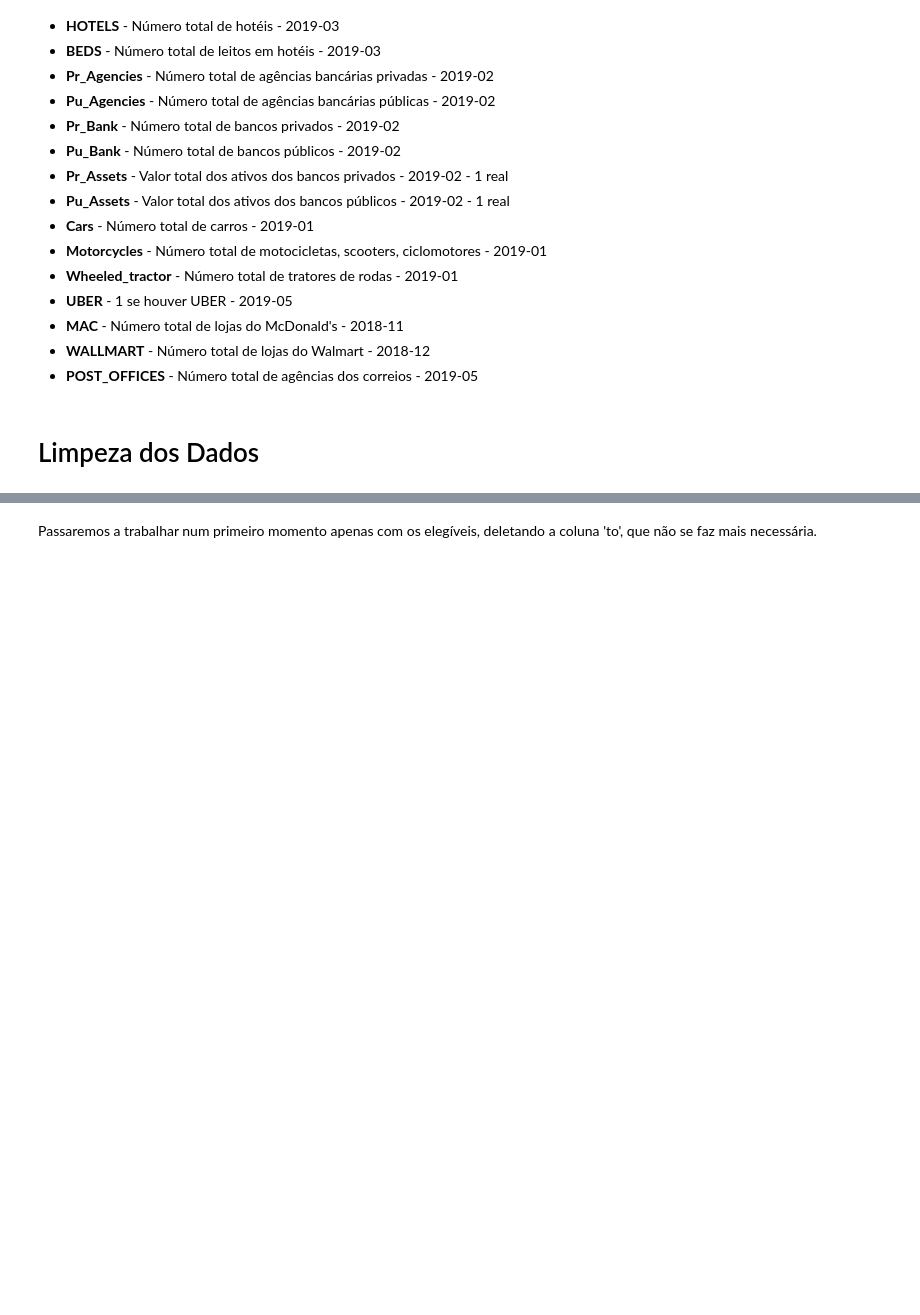
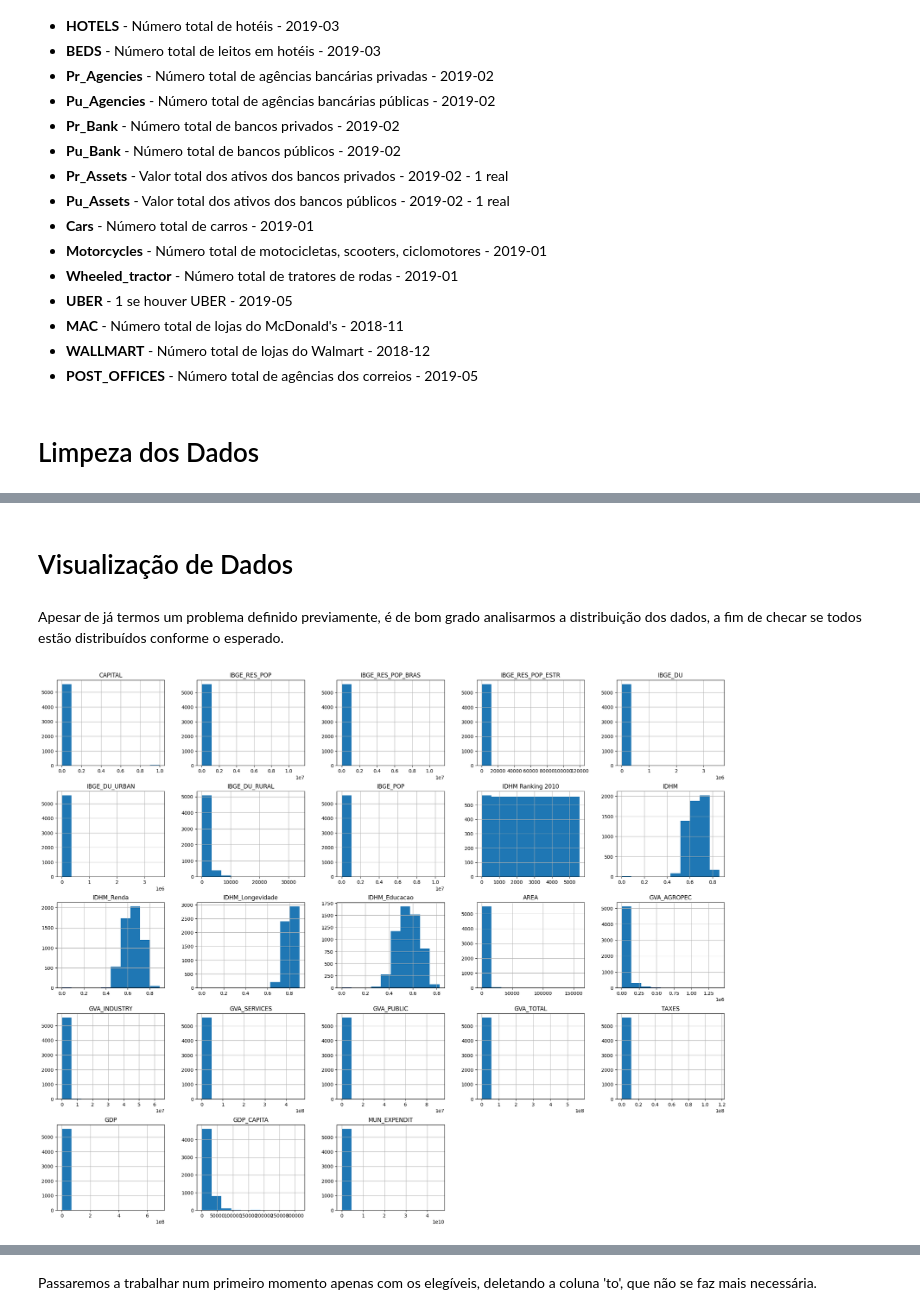
Before and after one commit to bernardosnap/MVP---Sprint-An-lise-de-Dados-e-Boas-Pr-ticas, a Jupyter notebook: Análise_de_Dados_Cidades_Brasileiras.ipynb, the cells around one changed output, grey strips where cells are left out. Cells and saved outputs as stored; diff of their text form; code cells hidden in the pictures; blank space fills up the shorter version.

```diff
--- a/Análise_de_Dados_Cidades_Brasileiras.ipynb
+++ b/Análise_de_Dados_Cidades_Brasileiras.ipynb
@@ -745,0 +247,22 @@ Name: count, dtype: int64
+# %%
+# Lista de colunas a dropar
+drop_columns = [
+    'LONG', 'LAT', 'ALT',
+    'IBGE_1', 'IBGE_1-4', 'IBGE_5-9', 'IBGE_10-14',
+    'IBGE_15-59', 'IBGE_60+', 'POP_GDP', 'ESTIMATED_POP',
+    'COMP_TOT', 'COMP_A', 'COMP_B', 'COMP_C', 'COMP_D', 'COMP_E',
+    'COMP_F', 'COMP_G', 'COMP_H', 'COMP_I', 'COMP_J', 'COMP_K',
+    'COMP_L', 'COMP_M', 'COMP_N', 'COMP_O', 'COMP_P', 'COMP_Q',
+    'COMP_R', 'COMP_S', 'COMP_T', 'COMP_U', 'GVA_MAIN',
+    'PAY_TV', 'FIXED_PHONES', 'Pr_Agencies', 'Pu_Agencies',
+    'Pr_Bank', 'Pu_Bank', 'Pr_Assets', 'Pu_Assets',
+    'Cars', 'Motorcycles', 'Wheeled_tractor', 'POST_OFFICES', 'UBER',
+    'MAC', 'WAL-MART',
+    'REGIAO_TUR', 'CATEGORIA_TUR',
+    'IBGE_PLANTED_AREA', 'IBGE_CROP_PRODUCTION_$', 'RURAL_URBAN', 'HOTELS', 'BEDS'
+]
+
+# Remover as colunas irrelevantes
+cidadesBR = cidadesBR.drop(columns=drop_columns)
+
+cidadesBR.sample(10)
@@ -745,0 +369,9 @@ Name: count, dtype: int64
+# %% [markdown]
+# Visualização de Dados
+# %% [markdown]
+Apesar de já termos um problema definido previamente, é de bom grado analisarmos a distribuição dos dados, a fim de checar se todos estão distribuídos conforme o esperado.
+# %%
+cidadesBR.hist(figsize = (25,20))
+plt.show()
+# %% [output]
+[figure, added]
```
Also changed, not shown: parts of 73 cells of this notebook.
